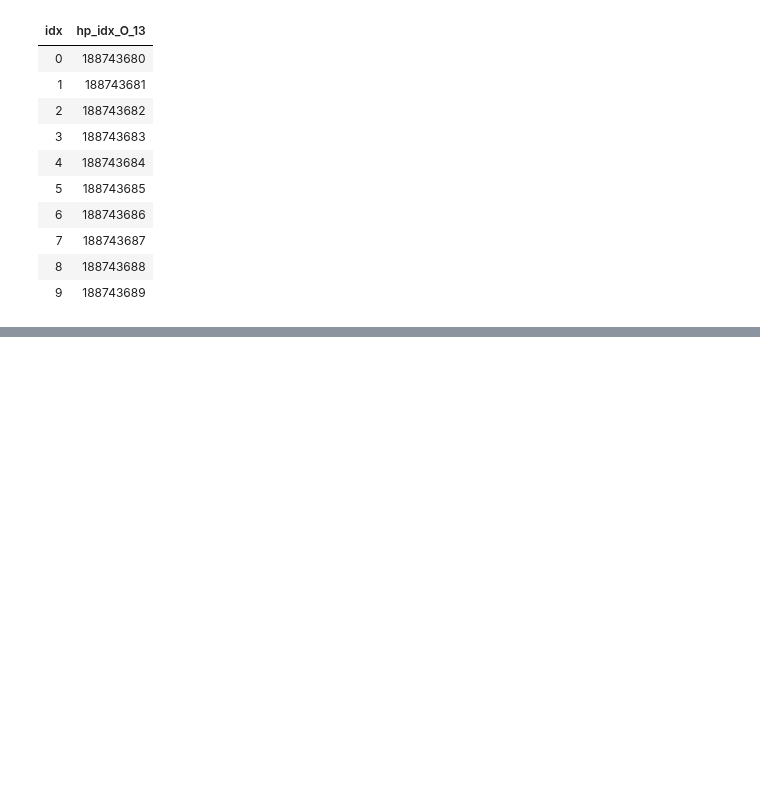
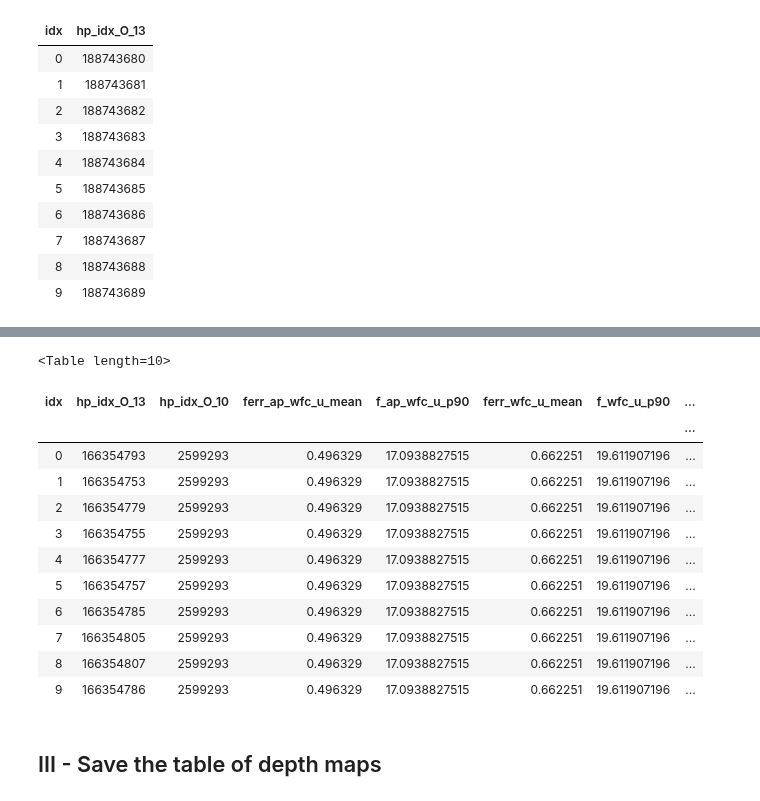
Before and after one commit to H-E-L-P/dmu_products, a Jupyter notebook: dmu1/dmu1_ml_ELAIS-N1/4_Selection_function.ipynb, the cells around one changed output, grey strips where cells are left out. Drawn from its saved outputs; the diff is of its cells as text; code cells hidden in the pictures; blank space fills up the shorter version.

```diff
--- a/dmu1/dmu1_ml_ELAIS-N1/4_Selection_function.ipynb
+++ b/dmu1/dmu1_ml_ELAIS-N1/4_Selection_function.ipynb
@@ -41,6 +60,6 @@ master_catalogue.add_column(Column(data=coords_to_hpidx(master_catalogue['ra'],
                                   )
                            )
 # %%
-# Convert catalgue to pandas and group by the order=ORDER pixel
-data = master_catalogue.to_pandas()
-group = data.groupby(["hp_idx_O_{}".format(str(ORDER))], group_keys=True)
+# Convert catalogue to pandas and group by the order=ORDER pixel
+
+group = master_catalogue.group_by(["hp_idx_O_{}".format(str(ORDER))])
@@ -135,0 +124,7 @@ depths[:10].show_in_notebook()
+# %%
+depths.add_column(hp.pixelfunc.ang2pix(2**ORDER,
+                     hp.pixelfunc.pix2ang(2**13, depths['hp_idx_O_13'], nest=True)[0],
+                     hp.pixelfunc.pix2ang(2**13, depths['hp_idx_O_13'], nest=True)[1],
+                     nest = True),
+                  name="hp_idx_O_{}".format(str(ORDER))
+                 )
@@ -135,0 +161,26 @@ depths[:10].show_in_notebook()
+# %%
+for col in master_catalogue.colnames:
+    if col.startswith("f_"):
+        errcol = "ferr{}".format(col[1:])
+        depths = join(depths, group["hp_idx_O_{}".format(str(ORDER)), errcol].groups.aggregate(np.nanmean))
+        depths[errcol].name = errcol + "_mean"
+        depths = join(depths, group["hp_idx_O_{}".format(str(ORDER)), col].groups.aggregate(lambda x: np.nanpercentile(x, 90.)))
+        depths[col].name = col + "_p90"
+
+depths[:10].show_in_notebook()
+# %% [output]
+<Table length=10>
+| idx | hp_idx_O_13 | hp_idx_O_10 | ferr_ap_wfc_u_mean | f_ap_wfc_u_p90 | ferr_wfc_u_mean | f_wfc_u_p90 | ... |
+|  |  |  |  |  |  |  | ... |
+| 0 | 166354793 | 2599293 | 0.496329 | 17.0938827515 | 0.662251 | 19.611907196 | ... |
+| 1 | 166354753 | 2599293 | 0.496329 | 17.0938827515 | 0.662251 | 19.611907196 | ... |
+| 2 | 166354779 | 2599293 | 0.496329 | 17.0938827515 | 0.662251 | 19.611907196 | ... |
+| 3 | 166354755 | 2599293 | 0.496329 | 17.0938827515 | 0.662251 | 19.611907196 | ... |
+| 4 | 166354777 | 2599293 | 0.496329 | 17.0938827515 | 0.662251 | 19.611907196 | ... |
+| 5 | 166354757 | 2599293 | 0.496329 | 17.0938827515 | 0.662251 | 19.611907196 | ... |
+| 6 | 166354785 | 2599293 | 0.496329 | 17.0938827515 | 0.662251 | 19.611907196 | ... |
+| 7 | 166354805 | 2599293 | 0.496329 | 17.0938827515 | 0.662251 | 19.611907196 | ... |
+| 8 | 166354807 | 2599293 | 0.496329 | 17.0938827515 | 0.662251 | 19.611907196 | ... |
+| 9 | 166354786 | 2599293 | 0.496329 | 17.0938827515 | 0.662251 | 19.611907196 | ... |
+# %% [markdown]
+## III - Save the table of depth maps
```
Also changed, not shown: parts of 20 cells of this notebook.
